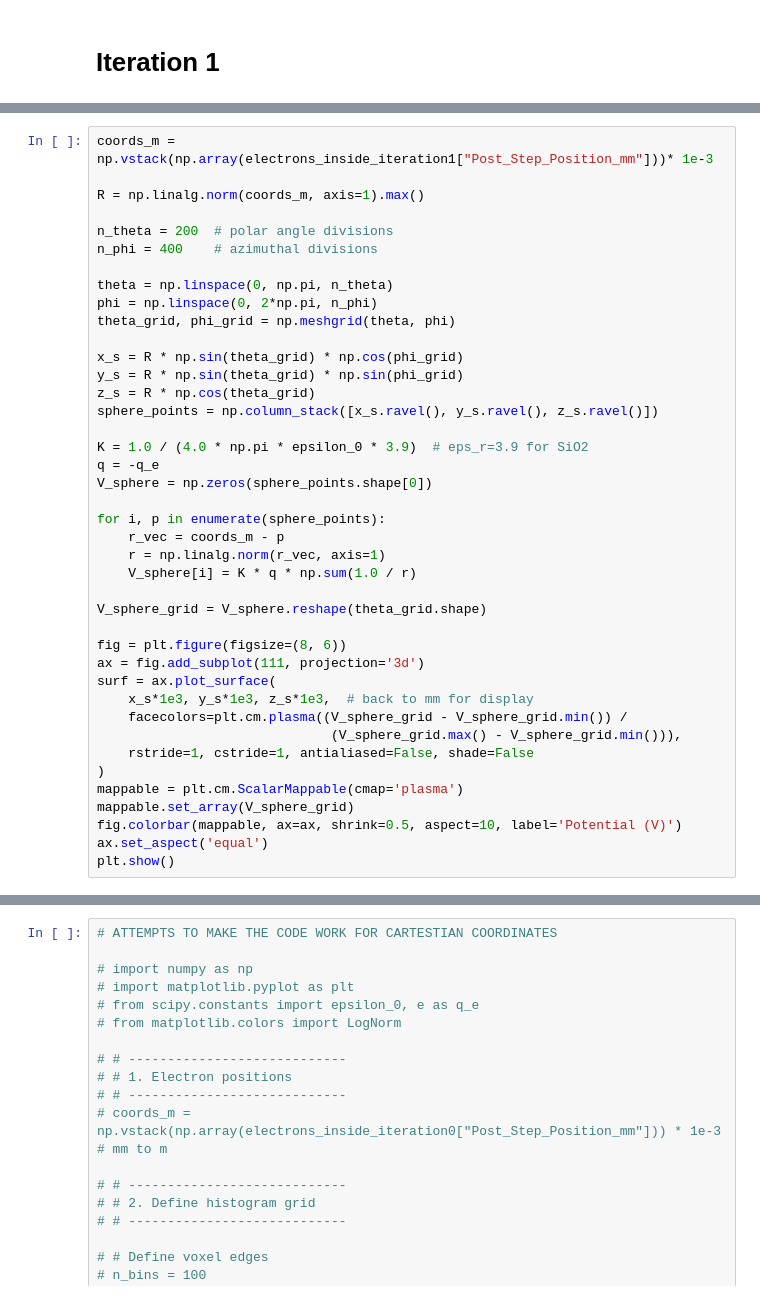
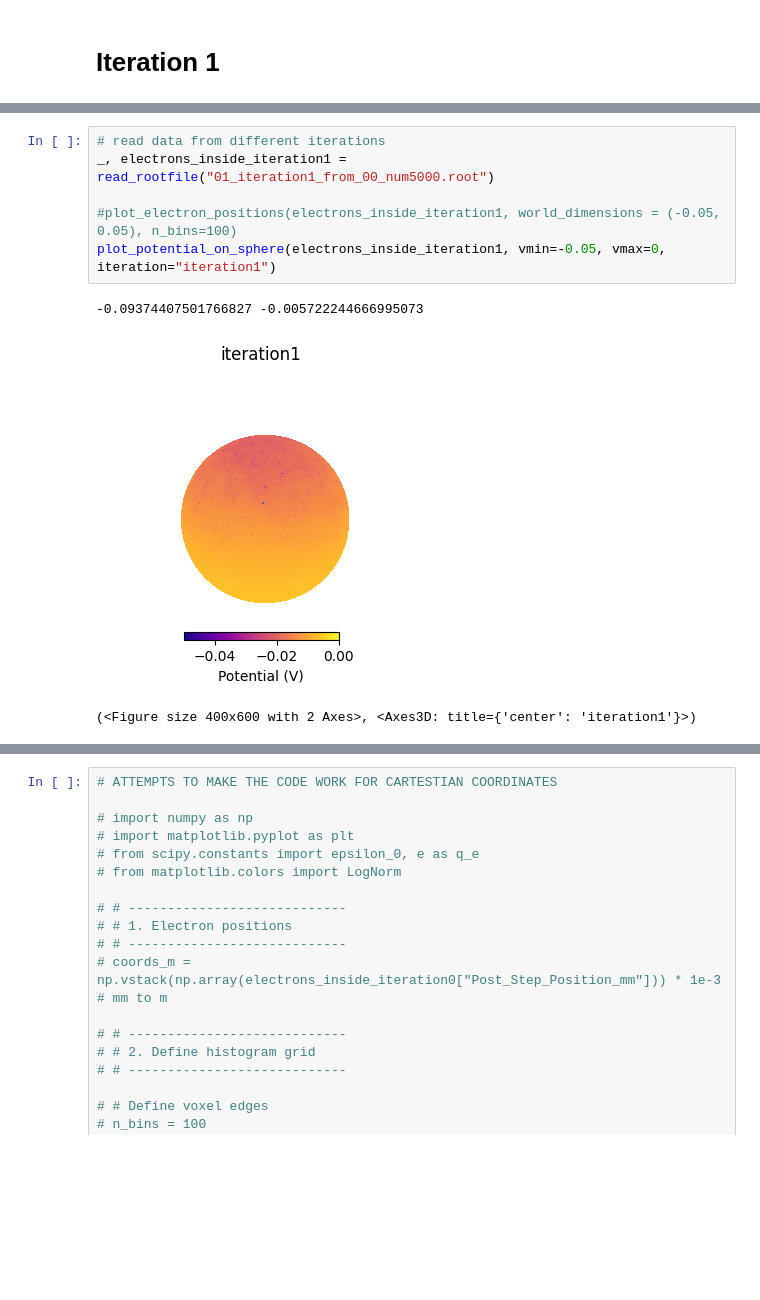
Before and after one commit to kgandhi63/g4chargeit, a Jupyter notebook: analysis/analysis-rootfiles.ipynb, the cells around one changed output, grey strips where cells are left out. Saved outputs shown, nothing was run; the diff lists cells and outputs as text; blank space fills up the shorter version.

```diff
--- a/analysis/analysis-rootfiles.ipynb
+++ b/analysis/analysis-rootfiles.ipynb
@@ -145,41 +146,10 @@ electrons_inside_iteration1 = df_lastevents_iteration1[(df_lastevents_iteration1
-# %%
-coords_m = np.vstack(np.array(electrons_inside_iteration1["Post_Step_Position_mm"]))* 1e-3
-
-R = np.linalg.norm(coords_m, axis=1).max()
-
-n_theta = 200  # polar angle divisions
-n_phi = 400    # azimuthal divisions
-
-theta = np.linspace(0, np.pi, n_theta)
-phi = np.linspace(0, 2*np.pi, n_phi)
-theta_grid, phi_grid = np.meshgrid(theta, phi)
-
-x_s = R * np.sin(theta_grid) * np.cos(phi_grid)
-y_s = R * np.sin(theta_grid) * np.sin(phi_grid)
-z_s = R * np.cos(theta_grid)
-sphere_points = np.column_stack([x_s.ravel(), y_s.ravel(), z_s.ravel()])
-
-K = 1.0 / (4.0 * np.pi * epsilon_0 * 3.9)  # eps_r=3.9 for SiO2
-q = -q_e
-V_sphere = np.zeros(sphere_points.shape[0])
-
-for i, p in enumerate(sphere_points):
-    r_vec = coords_m - p
-    r = np.linalg.norm(r_vec, axis=1)
-    V_sphere[i] = K * q * np.sum(1.0 / r)
-
-V_sphere_grid = V_sphere.reshape(theta_grid.shape)
-
-fig = plt.figure(figsize=(8, 6))
-ax = fig.add_subplot(111, projection='3d')
-surf = ax.plot_surface(
-    x_s*1e3, y_s*1e3, z_s*1e3,  # back to mm for display
-    facecolors=plt.cm.plasma((V_sphere_grid - V_sphere_grid.min()) /
-                              (V_sphere_grid.max() - V_sphere_grid.min())),
-    rstride=1, cstride=1, antialiased=False, shade=False
-)
-mappable = plt.cm.ScalarMappable(cmap='plasma')
-mappable.set_array(V_sphere_grid)
-fig.colorbar(mappable, ax=ax, shrink=0.5, aspect=10, label='Potential (V)')
-ax.set_aspect('equal')
-plt.show()
+# %%
+# read data from different iterations
+_, electrons_inside_iteration1 = read_rootfile("01_iteration1_from_00_num5000.root")
+
+#plot_electron_positions(electrons_inside_iteration1, world_dimensions = (-0.05, 0.05), n_bins=100)
+plot_potential_on_sphere(electrons_inside_iteration1, vmin=-0.05, vmax=0, iteration="iteration1")
+# %% [output]
+-0.09374407501766827 -0.005722244666995073
+[figure, added]
+(<Figure size 400x600 with 2 Axes>, <Axes3D: title={'center': 'iteration1'}>)
```
Also changed, not shown: parts of 17 cells of this notebook, 33 other files.
